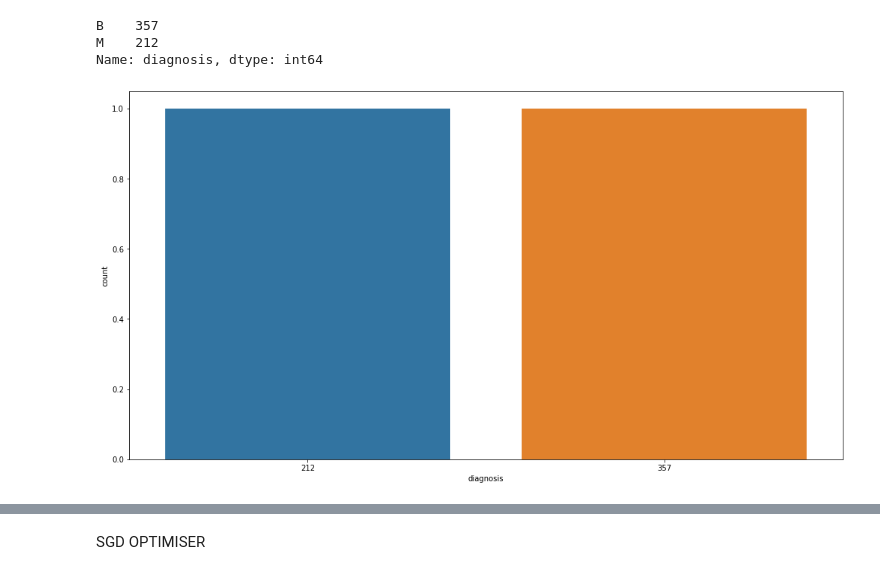
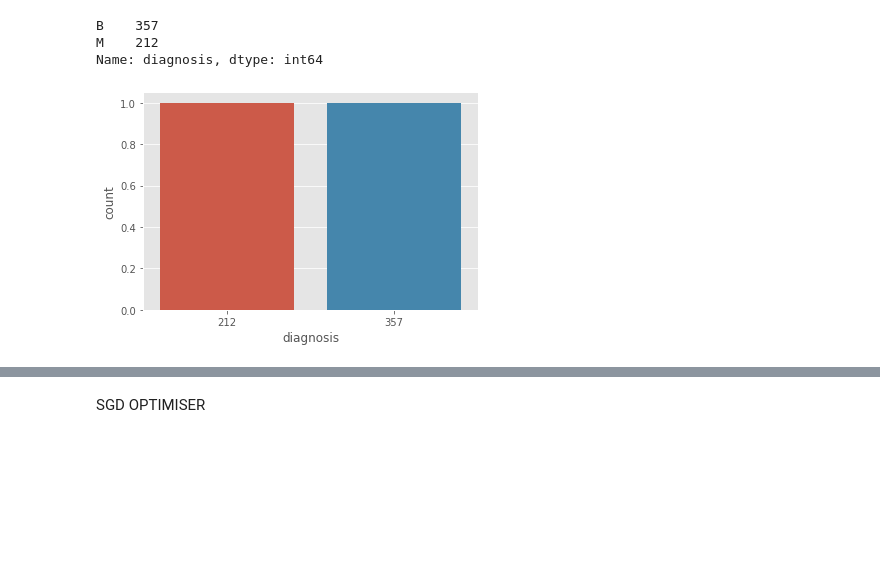
Before and after one commit to HarishBachu/NNDL, a Jupyter notebook: Q2_c.ipynb, the cells around one changed output, grey strips where cells are left out. Saved outputs shown, nothing was run; the diff lists cells and outputs as text; code cells hidden in the pictures; blank space fills up the shorter version.

```diff
--- a/Q2_c.ipynb
+++ b/Q2_c.ipynb
@@ -2,9 +2,19 @@
 import pandas as pd
 import numpy as np
 import matplotlib.pyplot as plt
-import seaborn as sb
+import seaborn as sns
+
+from sklearn.preprocessing import LabelEncoder, StandardScaler
+from sklearn.model_selection import train_test_split
+from sklearn.metrics import confusion_matrix
+from sklearn.metrics import accuracy_score
+
+import tensorflow as tf
+from tensorflow.keras import models, layers
+
+plt.style.use("ggplot")
 # %%
-df = pd.read_csv('Cancer_data.csv')
+df = pd.read_csv('cancer_data.csv')
 # %%
 df['diagnosis'].value_counts()
 # %% [output]
@@ -12,8 +22,8 @@ B    357
 M    212
 Name: diagnosis, dtype: int64
 # %%
-plt.figure(figsize=[17,9])
-sb.countplot(df['diagnosis'].value_counts())
+# plt.figure(figsize=[17,9])
+sns.countplot(df['diagnosis'].value_counts())
 plt.show()
 # %% [output]
-[figure, old version]
+[figure, new version]
```
Also changed, not shown: parts of 22 cells of this notebook.
